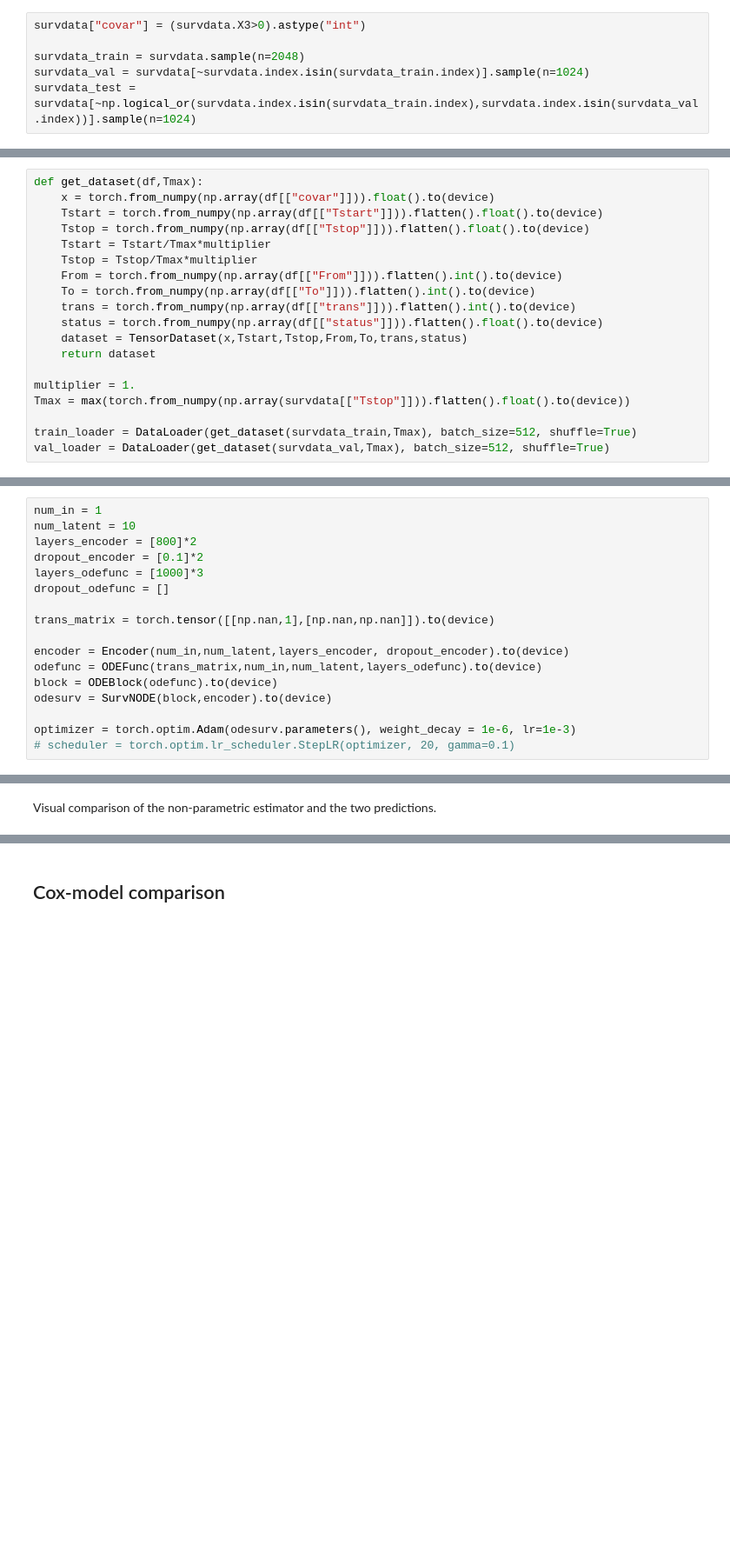
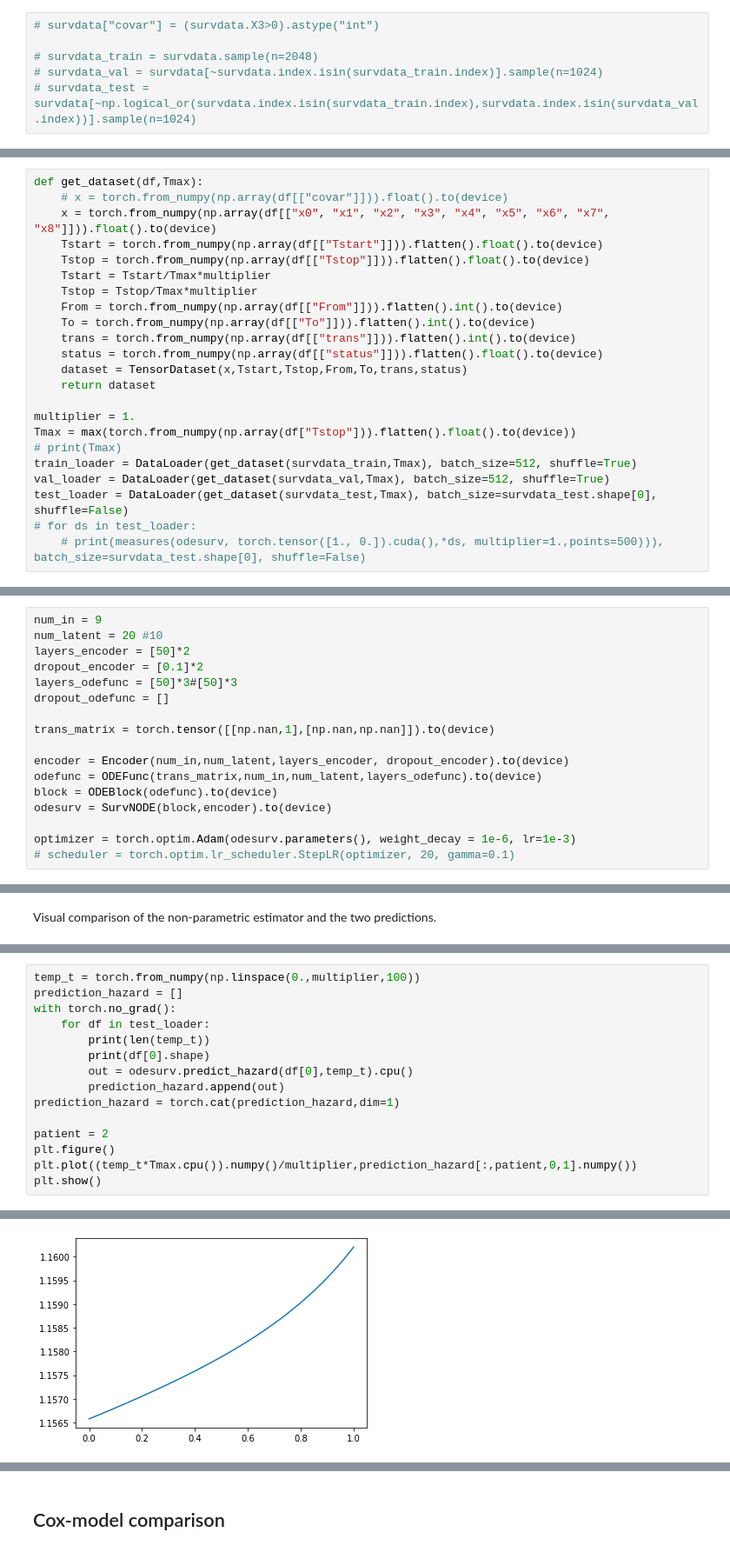
Before and after one commit to stefangroha/SurvNODE, a Jupyter notebook: Multistate_SurvNODE.ipynb, the cells around one changed output, grey strips where cells are left out. Shown at 87% size. Drawn from its saved outputs; the diff is of its cells as text; blank space fills up the shorter version.

```diff
--- a/Multistate_SurvNODE.ipynb
+++ b/Multistate_SurvNODE.ipynb
@@ -74,11 +122,11 @@ survdata = pd.read_csv("Data/survival_sim_km.csv").drop(columns="Unnamed: 0")
 # %% [markdown]
 create a binary covariate for the Kaplan-Meier estimates by splitting e.g. $X_3$ into 0/1
 # %%
-survdata["covar"] = (survdata.X3>0).astype("int")
+# survdata["covar"] = (survdata.X3>0).astype("int")
 
-survdata_train = survdata.sample(n=2048)
-survdata_val = survdata[~survdata.index.isin(survdata_train.index)].sample(n=1024)
-survdata_test = survdata[~np.logical_or(survdata.index.isin(survdata_train.index),survdata.index.isin(survdata_val.index))].sample(n=1024)
+# survdata_train = survdata.sample(n=2048)
+# survdata_val = survdata[~survdata.index.isin(survdata_train.index)].sample(n=1024)
+# survdata_test = survdata[~np.logical_or(survdata.index.isin(survdata_train.index),survdata.index.isin(survdata_val.index))].sample(n=1024)
 # %% [markdown]
 Using the lifelines package, we obtain the non-parametric Kaplan-Meier estimate of the test data. We furthermore train the Cox proportional hazards model on the union of train- and validation data.
 # %%
@@ -98,7 +162,8 @@ cph_pred = cph.predict_survival_function(pd.DataFrame({"group":[0,1]}))
 Preparation of the data set in the format we need it
 # %%
 def get_dataset(df,Tmax):
-    x = torch.from_numpy(np.array(df[["covar"]])).float().to(device)
+    # x = torch.from_numpy(np.array(df[["covar"]])).float().to(device)
+    x = torch.from_numpy(np.array(df[["x0", "x1", "x2", "x3", "x4", "x5", "x6", "x7", "x8"]])).float().to(device)
     Tstart = torch.from_numpy(np.array(df[["Tstart"]])).flatten().float().to(device)
     Tstop = torch.from_numpy(np.array(df[["Tstop"]])).flatten().float().to(device)
     Tstart = Tstart/Tmax*multiplier
@@ -111,9 +176,12 @@ def get_dataset(df,Tmax):
     return dataset
 
 multiplier = 1.
-Tmax = max(torch.from_numpy(np.array(survdata[["Tstop"]])).flatten().float().to(device))
-
+Tmax = max(torch.from_numpy(np.array(df["Tstop"])).flatten().float().to(device))
+# print(Tmax)
 train_loader = DataLoader(get_dataset(survdata_train,Tmax), batch_size=512, shuffle=True)
 val_loader = DataLoader(get_dataset(survdata_val,Tmax), batch_size=512, shuffle=True)
+test_loader = DataLoader(get_dataset(survdata_test,Tmax), batch_size=survdata_test.shape[0], shuffle=False)
+# for ds in test_loader:
+    # print(measures(odesurv, torch.tensor([1., 0.]).cuda(),*ds, multiplier=1.,points=500))), batch_size=survdata_test.shape[0], shuffle=False)
 # %% [markdown]
 Initialization of the model
@@ -120,9 +207,9 @@ Initialization of the model
 # %%
-num_in = 1
-num_latent = 10
-layers_encoder = [800]*2
+num_in = 9
+num_latent = 20 #10
+layers_encoder = [50]*2
 dropout_encoder = [0.1]*2
-layers_odefunc = [1000]*3
+layers_odefunc = [50]*3#[50]*3
 dropout_odefunc = []
 
 trans_matrix = torch.tensor([[np.nan,1],[np.nan,np.nan]]).to(device)
@@ -203,0 +342,16 @@ Visual comparison of the non-parametric estimator and the two predictions.
+# %%
+temp_t = torch.from_numpy(np.linspace(0.,multiplier,100))
+prediction_hazard = []
+with torch.no_grad():
+    for df in test_loader:
+        print(len(temp_t))
+        print(df[0].shape)
+        out = odesurv.predict_hazard(df[0],temp_t).cpu()
+        prediction_hazard.append(out)
+prediction_hazard = torch.cat(prediction_hazard,dim=1)
+
+patient = 2
+plt.figure()
+plt.plot((temp_t*Tmax.cpu()).numpy()/multiplier,prediction_hazard[:,patient,0,1].numpy())
+plt.show()
+# %% [output]
@@ -204,3 +360,4 @@ Visual comparison of the non-parametric estimator and the two predictions.
+[figure, added]
 # %%
 temp_t = torch.from_numpy(np.linspace(0.,multiplier,500))
 with torch.no_grad():
```
Also changed, not shown: parts of 30 cells of this notebook, 10 other files.
